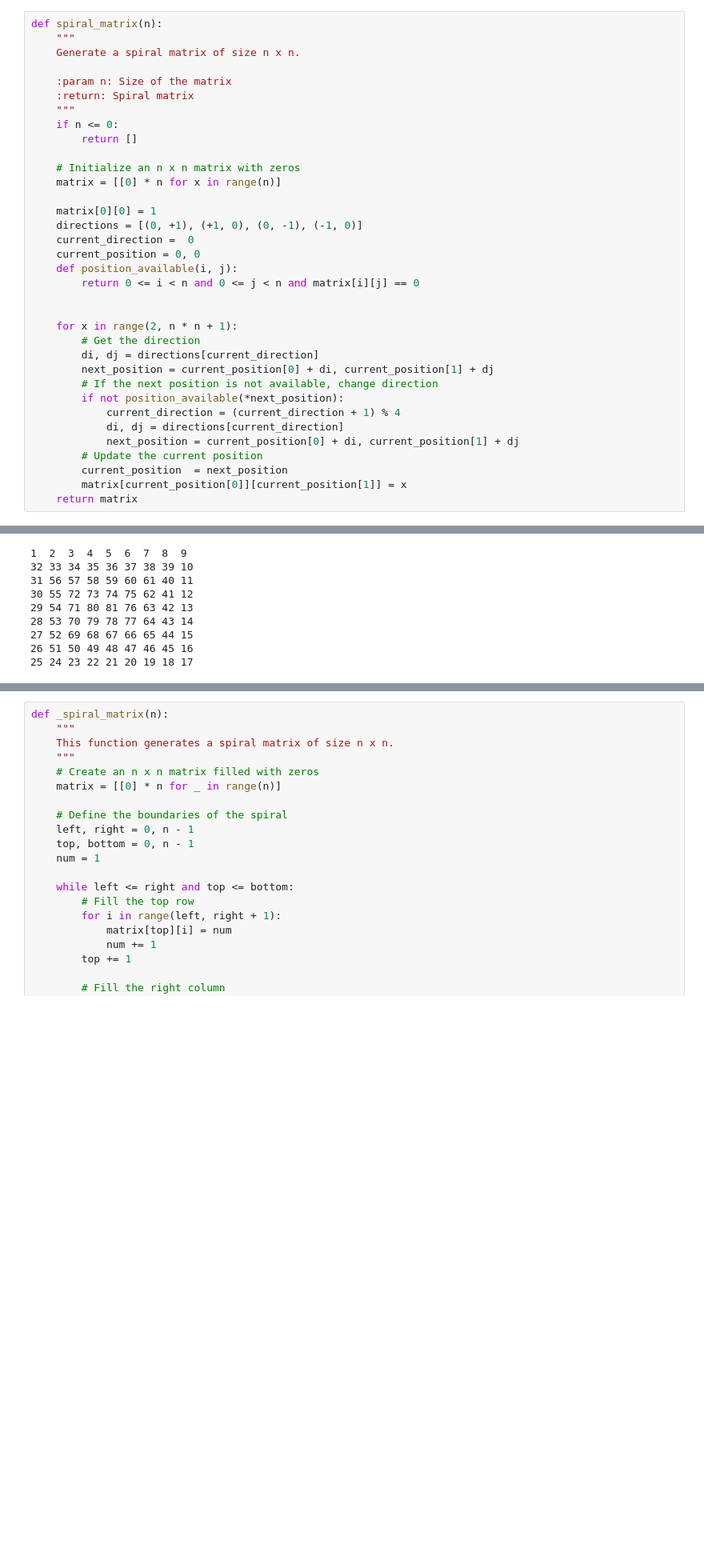
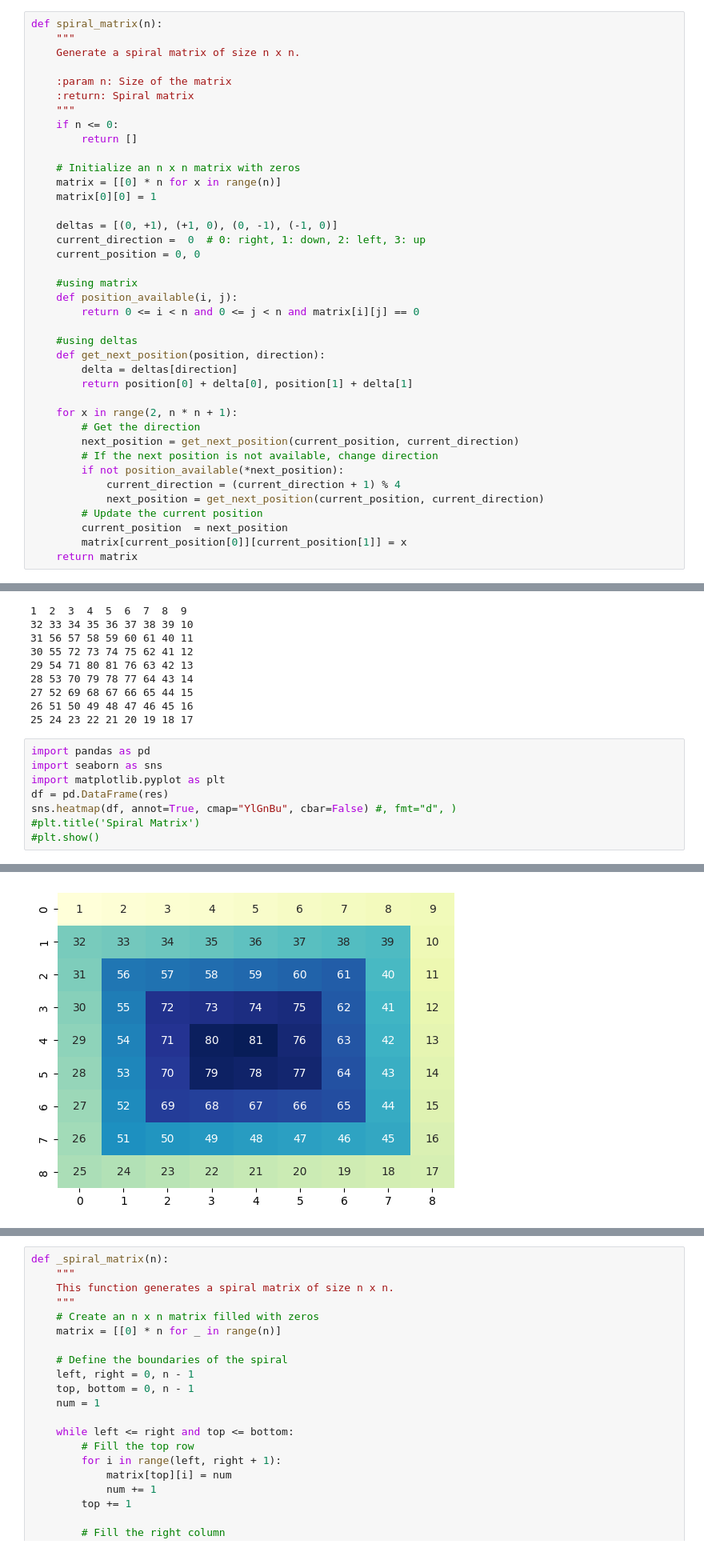
Before and after one commit to Tigershade/excercism, a Jupyter notebook: spiral_matrix.ipynb, the cells around one changed output, grey strips where cells are left out. Shown at 80% size. Drawn from its saved outputs; the diff is of its cells as text; blank space fills up the shorter version.

Commit message:
pandas plotting

```diff
--- a/spiral_matrix.ipynb
+++ b/spiral_matrix.ipynb
@@ -22,24 +22,28 @@ def spiral_matrix(n):
 
     # Initialize an n x n matrix with zeros
     matrix = [[0] * n for x in range(n)]
+    matrix[0][0] = 1
 
-    matrix[0][0] = 1
-    directions = [(0, +1), (+1, 0), (0, -1), (-1, 0)]
-    current_direction =  0
+    deltas = [(0, +1), (+1, 0), (0, -1), (-1, 0)]
+    current_direction =  0  # 0: right, 1: down, 2: left, 3: up
     current_position = 0, 0
+
+    #using matrix
     def position_available(i, j):
         return 0 <= i < n and 0 <= j < n and matrix[i][j] == 0
 
+    #using deltas
+    def get_next_position(position, direction):
+        delta = deltas[direction]
+        return position[0] + delta[0], position[1] + delta[1]
 
     for x in range(2, n * n + 1):
         # Get the direction
-        di, dj = directions[current_direction]
-        next_position = current_position[0] + di, current_position[1] + dj
+        next_position = get_next_position(current_position, current_direction)
         # If the next position is not available, change direction
         if not position_available(*next_position):
             current_direction = (current_direction + 1) % 4
-            di, dj = directions[current_direction]
-            next_position = current_position[0] + di, current_position[1] + dj
+            next_position = get_next_position(current_position, current_direction)
         # Update the current position
         current_position  = next_position
         matrix[current_position[0]][current_position[1]] = x
@@ -63,3 +67,12 @@ print_matrix(res)
 27 52 69 68 67 66 65 44 15
 26 51 50 49 48 47 46 45 16
 25 24 23 22 21 20 19 18 17
+# %%
+import pandas as pd
+import seaborn as sns
+import matplotlib.pyplot as plt
+df = pd.DataFrame(res)
+sns.heatmap(df, annot=True, cmap="YlGnBu", cbar=False) #, fmt="d", )
+#plt.title('Spiral Matrix')
+#plt.show()
+# %% [output]
@@ -65,0 +80 @@ print_matrix(res)
+[figure, added]
```
Also changed, not shown: parts of 9 cells of this notebook, 1 other file.
